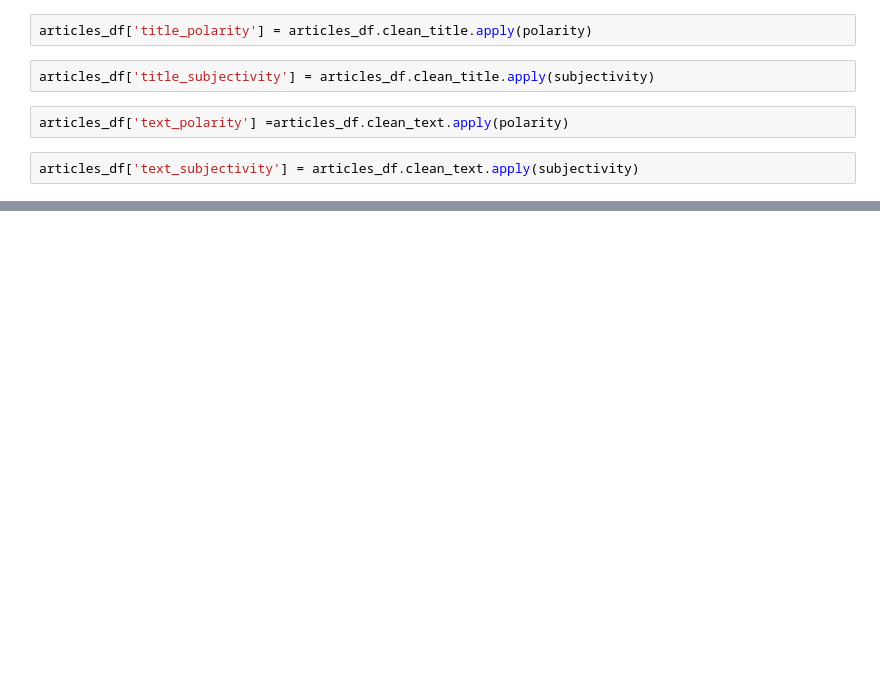
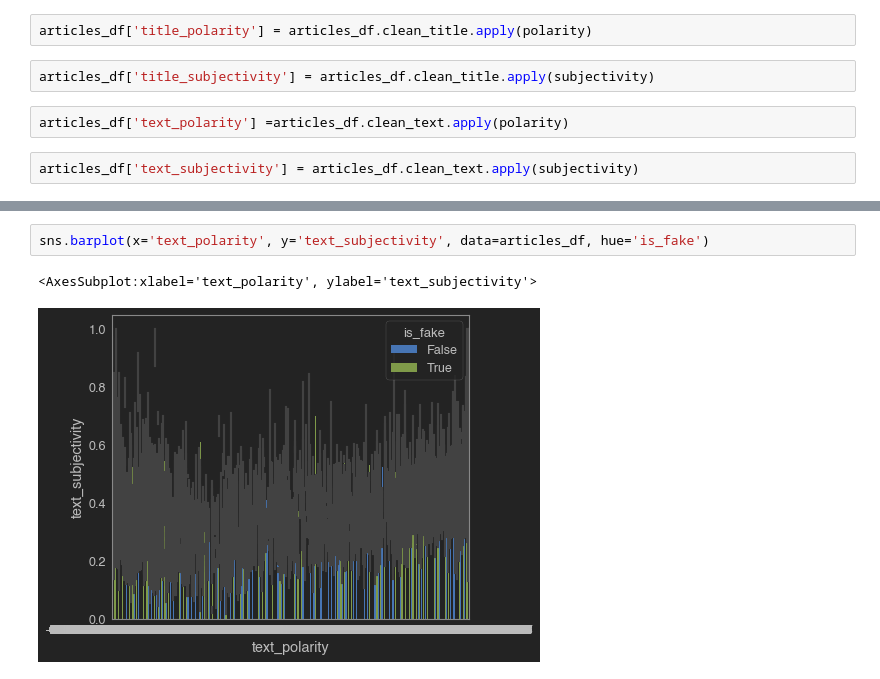
Before and after one commit to Fake-News-Capstone/fake_news_capstone, a Jupyter notebook: Ken_Exploration.ipynb, the cells around one changed output, grey strips where cells are left out. Saved outputs shown, nothing was run; the diff lists cells and outputs as text; blank space fills up the shorter version.

```diff
--- a/Ken_Exploration.ipynb
+++ b/Ken_Exploration.ipynb
@@ -165,0 +224,5 @@ articles_df.head()
+# %%
+sns.barplot(x='text_polarity', y='text_subjectivity', data=articles_df, hue='is_fake')
+# %% [output]
+<AxesSubplot:xlabel='text_polarity', ylabel='text_subjectivity'>
+[figure, added]
```
Also changed, not shown: parts of 18 cells of this notebook.
